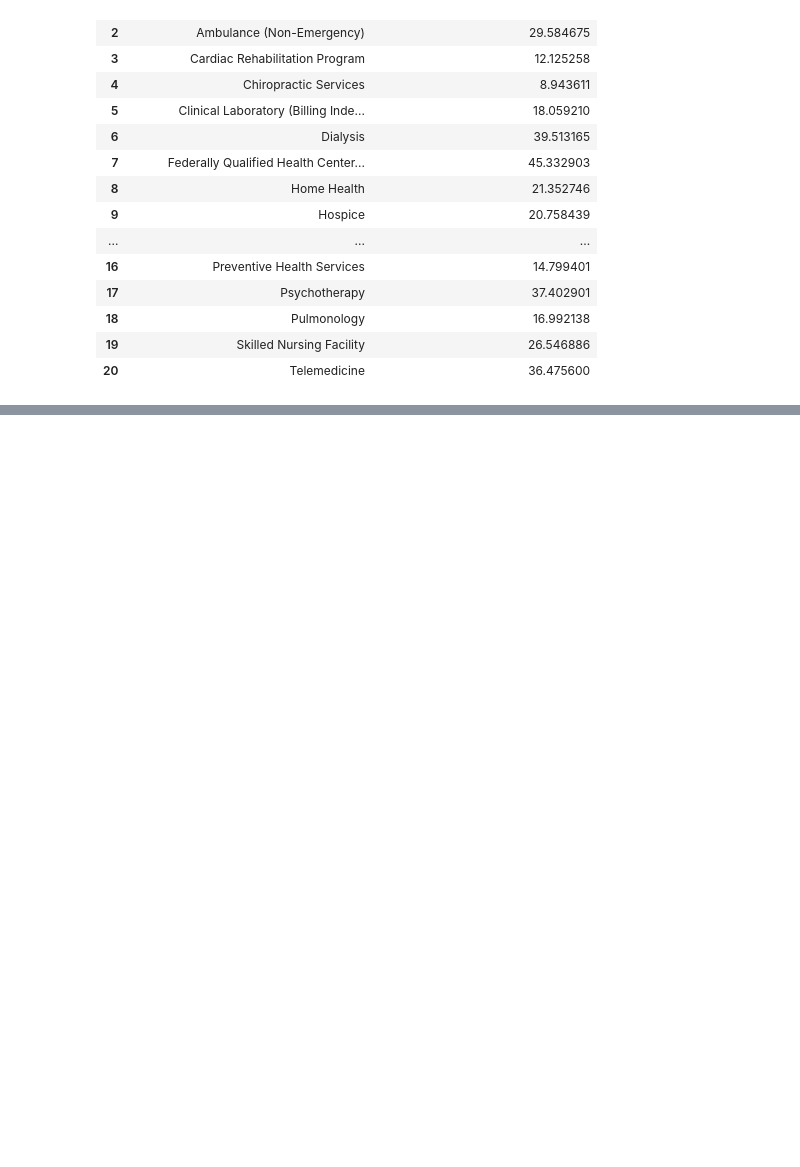
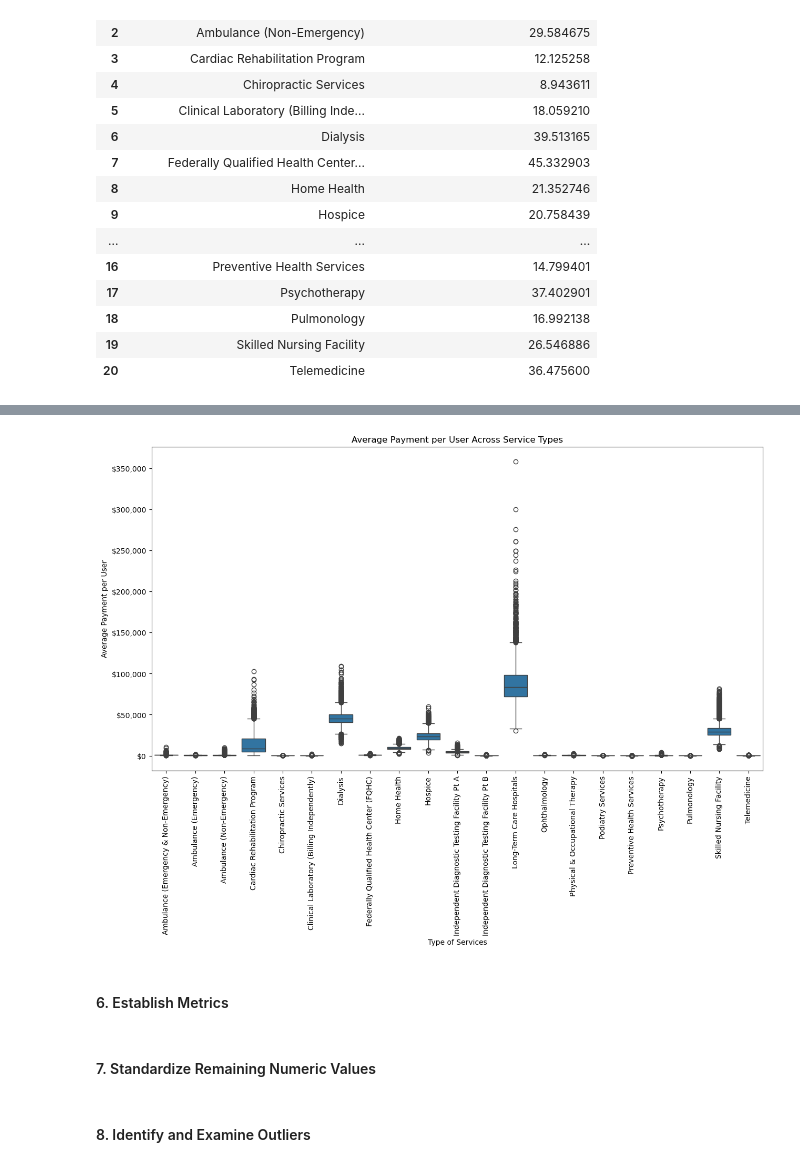
Before and after one commit to renaqd/team7-ADS502, a Jupyter notebook: team7-Final.ipynb, the cells around one changed output, grey strips where cells are left out. Cells and saved outputs as stored; diff of their text form; code cells hidden in the pictures; blank space fills up the shorter version.

```diff
--- a/team7-Final.ipynb
+++ b/team7-Final.ipynb
@@ -320,0 +577,24 @@ cbsa.to_csv('cbsa_providerv5.csv', index=False)
+# %%
+plt.figure(figsize=(15,8))
+sns.boxplot(x='type_of_service', y='total_payment_adj_z', data= cbsa)
+plt.title('Average Payment per User Across Service Types')
+plt.xlabel('Type of Services')
+plt.ylabel('Average Payment per User')
+plt.xticks(rotation=90)
+
+# format y-axis for readability
+def format_dollars(y, pos):
+    return '${:,.0f}'.format(y)
+
+plt.gca().yaxis.set_major_formatter(ticker.FuncFormatter(format_dollars))
+
+
+plt.show()
+# %% [output]
+[figure, added]
+# %% [markdown]
+#### 6. Establish Metrics
+# %% [markdown]
+#### 7. Standardize Remaining Numeric Values
+# %% [markdown]
+#### 8. Identify and Examine Outliers
```
Also changed, not shown: parts of 40 cells of this notebook.
